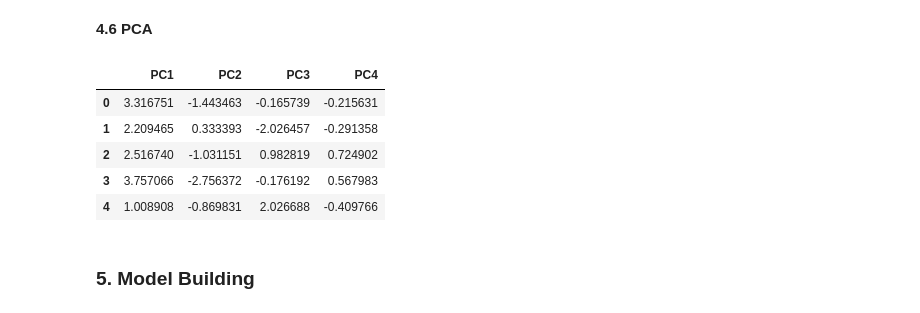
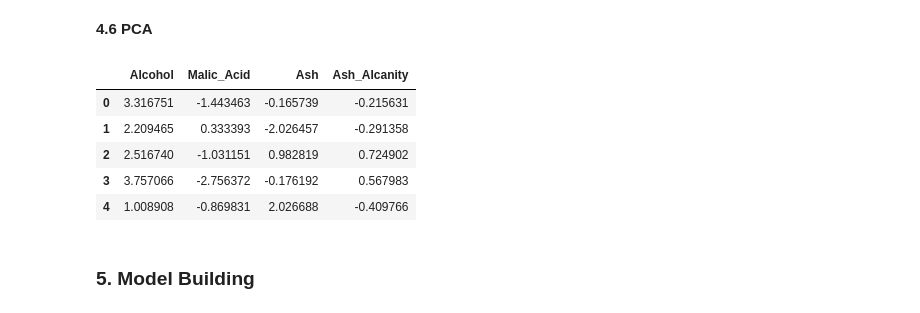
Before and after one commit to begumzubeda64/PGA02_Zubu, a Jupyter notebook: Machine Learning Models/Wine prediction - KNN_SVM_Naive_PCA.ipynb, the cells around one changed output. Drawn from its saved outputs; the diff is of its cells as text; code cells hidden in the pictures.

```diff
--- a/Machine Learning Models/Wine prediction - KNN_SVM_Naive_PCA.ipynb
+++ b/Machine Learning Models/Wine prediction - KNN_SVM_Naive_PCA.ipynb
@@ -336,6 +339,14 @@ eig_val, eig_vec = np.linalg.eig(cov_mat)
 # create the list of eigenvalues
 eig_val = list(eig_val)
 
+cols = pd.Series(df_num.columns.values)
+eig_val_df = pd.DataFrame(columns=["Features", "Eigen_Value"])
+eig_val_df["Features"] = cols
+eig_val_df["Eigen_Value"] = eig_val
+eig_val_df = eig_val_df.sort_values(by="Eigen_Value", ascending=False)
+print(eig_val_df.head(10))
+print()
+
 #'sort(reverse=True)' will sort the eigenvalues in the descending order
 eig_val.sort(reverse=True)
 print(eig_val)
@@ -378,12 +401,12 @@ pca = PCA(n_components=4, random_state=0)
 PrincipalComponents = pca.fit_transform(df_num_std)
 # %%
 # create a dataframe of principal components
-PCA_df = pd.DataFrame(PrincipalComponents, columns=['PC1', 'PC2', 'PC3', 'PC4'])
+PCA_df = pd.DataFrame(PrincipalComponents, columns=list(eig_val_df["Features"])[0:4])
 
 # head() to display top 5 rows
 PCA_df.head()
 # %% [output]
-|  | PC1 | PC2 | PC3 | PC4 |
+|  | Alcohol | Malic_Acid | Ash | Ash_Alcanity |
 | 0 | 3.316751 | -1.443463 | -0.165739 | -0.215631 |
 | 1 | 2.209465 | 0.333393 | -2.026457 | -0.291358 |
 | 2 | 2.516740 | -1.031151 | 0.982819 | 0.724902 |
```
Also changed, not shown: parts of 4 cells of this notebook.
